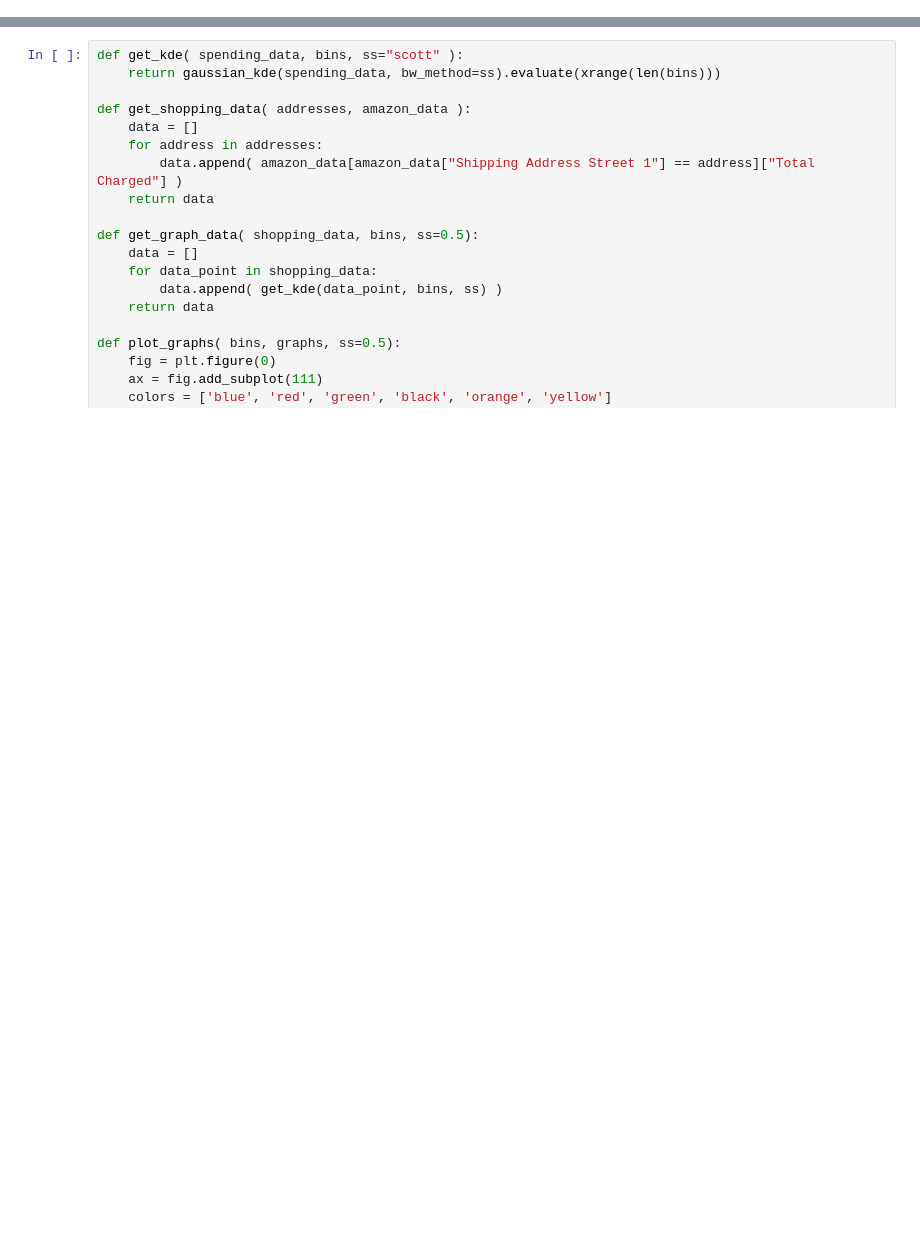
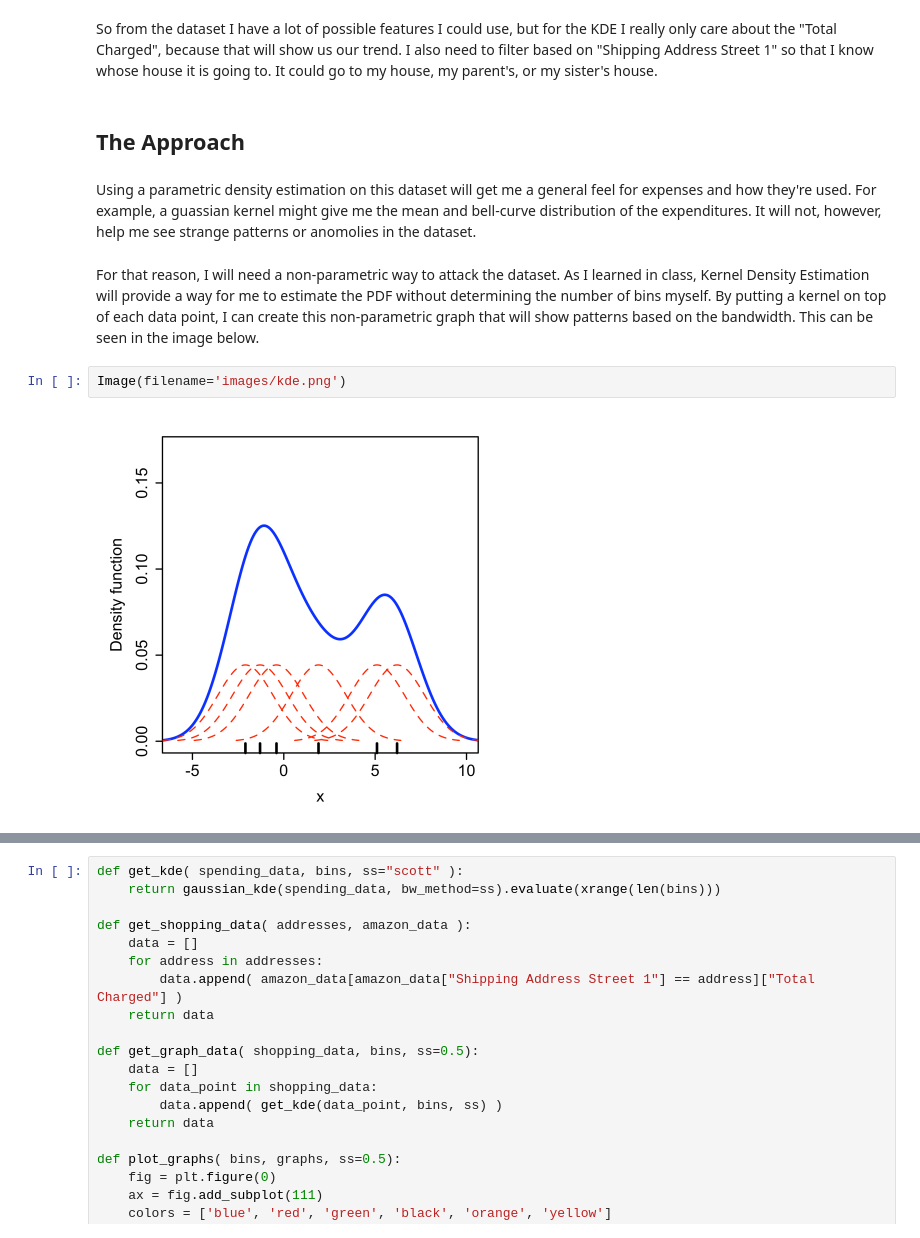
Before and after one commit to dnorth/Stat_MachineLearning, a Jupyter notebook: Amazon_KDE.ipynb, the cells around one changed output, grey strips where cells are left out. Saved outputs shown, nothing was run; the diff lists cells and outputs as text; blank space fills up the shorter version.

```diff
--- a/Amazon_KDE.ipynb
+++ b/Amazon_KDE.ipynb
@@ -17,0 +55,12 @@ Populating the interactive namespace from numpy and matplotlib
+# %% [markdown]
+So from the dataset I have a lot of possible features I could use, but for the KDE I really only care about the "Total Charged", because that will show us our trend. I also need to filter based on "Shipping Address Street 1" so that I know whose house it is going to. It could go to my house, my parent's, or my sister's house.
+# %% [markdown]
+## The Approach
+# %% [markdown]
+Using a parametric density estimation on this dataset will get me a general feel for expenses and how they're used. For example, a guassian kernel might give me the mean and bell-curve distribution of the expenditures. It will not, however, help me see strange patterns or anomolies in the dataset.
+# %% [markdown]
+For that reason, I will need a non-parametric way to attack the dataset. As I learned in class, Kernel Density Estimation will provide a way for me to estimate the PDF without determining the number of bins myself. By putting a kernel on top of each data point, I can create this non-parametric graph that will show patterns based on the bandwidth. This can be seen in the image below.
+# %%
+Image(filename='images/kde.png')
+# %% [output]
+[figure, added]
```
Also changed, not shown: parts of 20 cells of this notebook, 3 other files.
